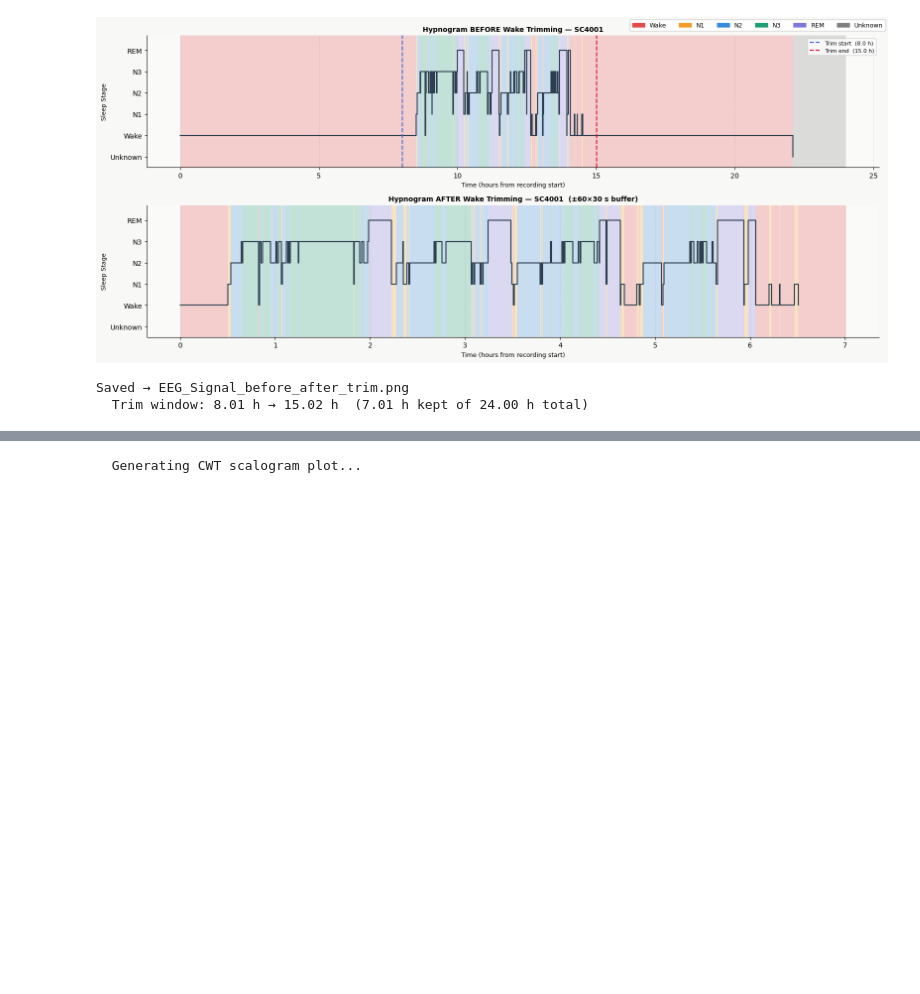
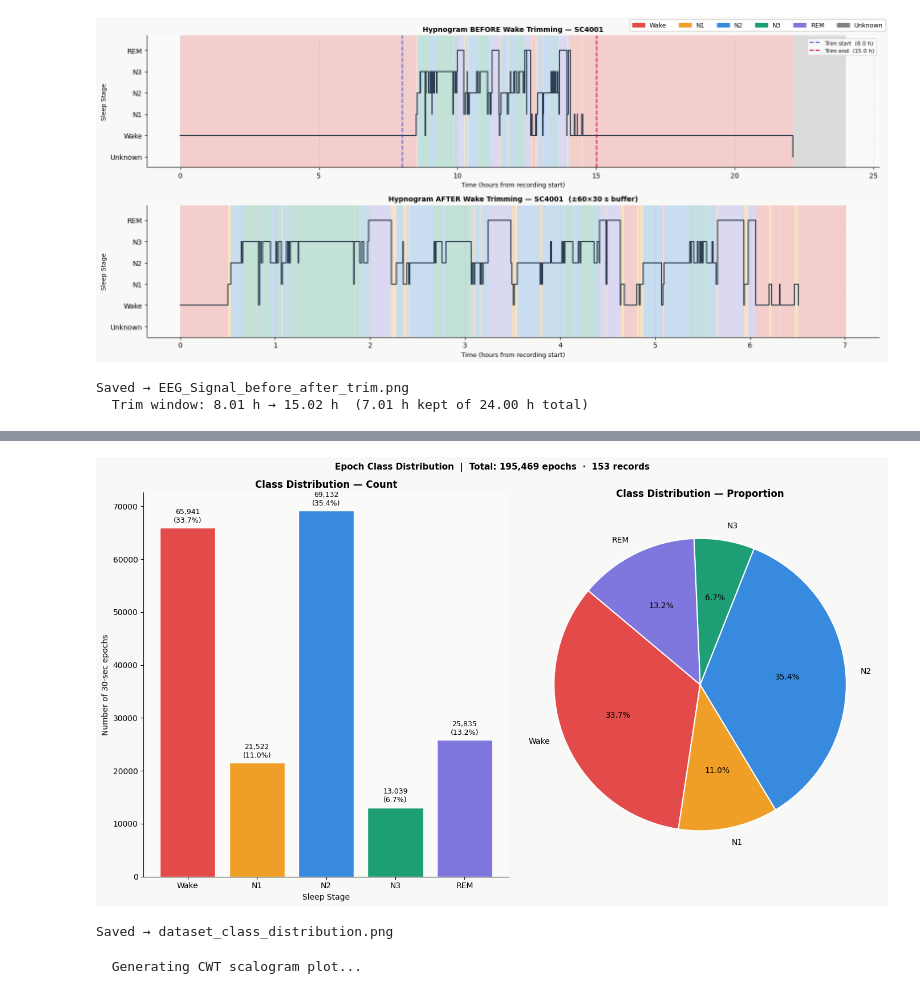
Before and after one commit to EmanRam/DeepStager, a Jupyter notebook: notebooks/01_XGBoost_baseline_model_full_dataset.ipynb, the cells around one changed output, grey strips where cells are left out. Drawn from its saved outputs; the diff is of its cells as text; code cells hidden in the pictures; blank space fills up the shorter version.

Commit message:
Add files via upload
update file by writing records instead of subjects in the plot

```diff
--- a/notebooks/01_XGBoost_baseline_model_full_dataset.ipynb
+++ b/notebooks/01_XGBoost_baseline_model_full_dataset.ipynb
@@ -609,3 +566,46 @@ Saved → dataset_class_distribution.png
+# %%
+# ── Figure 2 : Epoch class distribution (full dataset) ───────────────────────
+_counts  = np.array([(labels == s).sum() for s in range(5)])
+_total   = _counts.sum()
+_pct     = 100 * _counts / _total
+_slabels = [STAGE_NAMES[s] for s in range(5)]
+_scols   = [COLORS[s] for s in range(5)]
+
+fig2, (ax_bar, ax_pie) = plt.subplots(1, 2, figsize=(14, 8))
+fig2.patch.set_facecolor('#f8f8f6')
+
+# ── Left: count bar chart ─────────────────────────────────────────────────────
+bars = ax_bar.bar(_slabels, _counts, color=_scols, edgecolor='white')
+for bar, cnt, pct in zip(bars, _counts, _pct):
+    ax_bar.text(bar.get_x() + bar.get_width()/2,
+                bar.get_height() + _counts.max()*0.01,
+                f'{cnt:,}\n({pct:.1f}%)', ha='center', va='bottom', fontsize=9)
+ax_bar.set_title('Class Distribution — Count', fontweight='bold')
+ax_bar.set_ylabel('Number of 30-sec epochs')
+ax_bar.set_xlabel('Sleep Stage')
+ax_bar.spines[['top', 'right']].set_visible(False)
+ax_bar.set_facecolor('#fafaf8')
+
+
+# ── Right: percentage pie chart ───────────────────────────────────────────────
+ax_pie.pie(_counts, labels=_slabels, colors=_scols,
+           autopct='%1.1f%%', startangle=140,
+           wedgeprops={'linewidth': 1.5, 'edgecolor': 'white'},
+           textprops={'fontsize': 10})
+
+ax_pie.set_title('Class Distribution — Proportion', fontweight='bold')
+
+fig2.suptitle(f'Epoch Class Distribution  |  Total: {_total:,} epochs  ·  '
+              f'{len(np.unique(sids))} records',
+              fontsize=11, fontweight='bold')
+plt.tight_layout()
+plt.savefig(os.path.join(OUT_DIR, 'dataset_class_distribution.png'),
+            dpi=150, bbox_inches='tight', facecolor=fig2.get_facecolor())
+plt.show()
+print("Saved → dataset_class_distribution.png")
+# %% [output]
+[figure, added]
+Saved → dataset_class_distribution.png
 # %%
 # ─────────────────────────────────────────────────────────
 # CWT SCALOGRAM VISUALISATION (one per stage)
```
Also changed, not shown: parts of 3 cells of this notebook.
